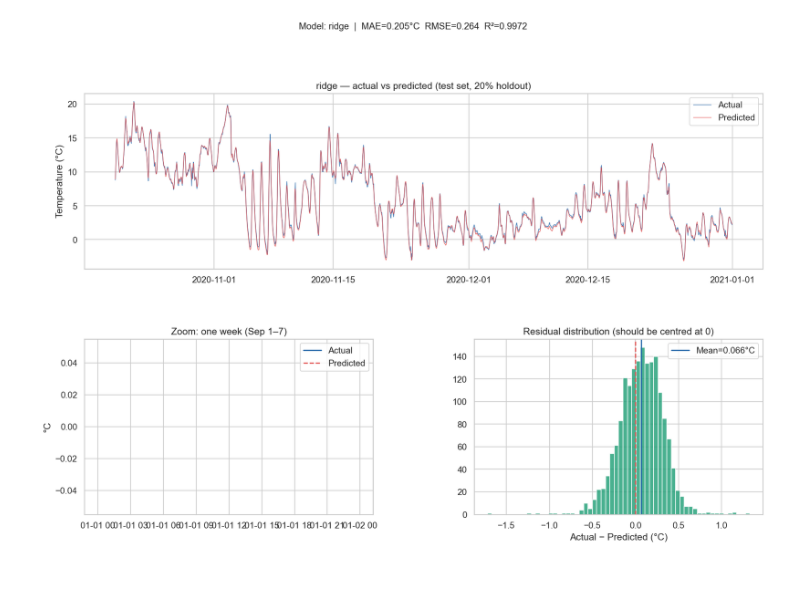
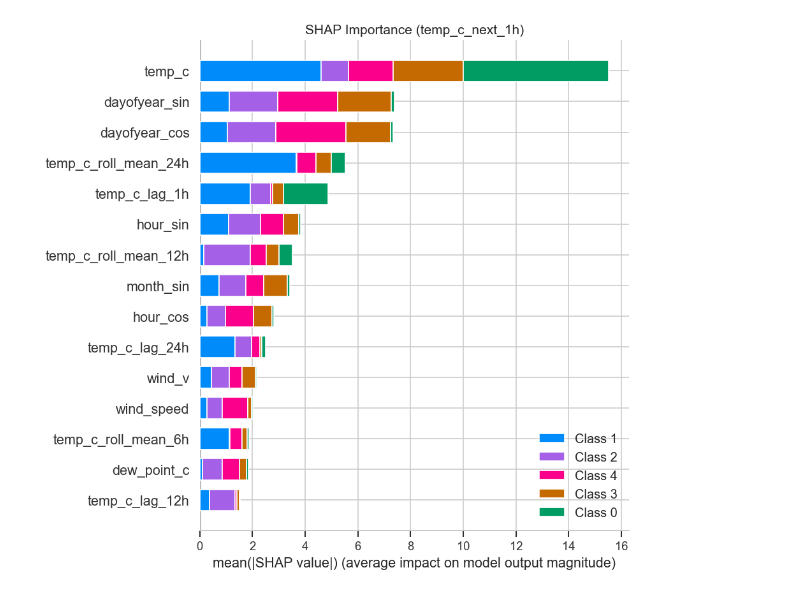
Before and after one commit to SrinivasRaghava41529/Weather-Forcasting, a Jupyter notebook: notebooks/04_modelling.ipynb, the cells around one changed output. Saved outputs shown, nothing was run; the diff lists cells and outputs as text; code cells hidden in the pictures.

```diff
--- a/notebooks/04_modelling.ipynb
+++ b/notebooks/04_modelling.ipynb
@@ -216,64 +227,58 @@ Fold-level results:
 # %%
-# Train on first 80%, predict on last 20% — a single honest split
-feature_cols = [c for c in df.columns if c != "temp_c"]
-X = df[feature_cols].values
-y = df["temp_c"].values
+import shap
 
-split = int(len(df) * 0.8)
-X_train, X_test = X[:split], X[split:]
-y_train, y_test = y[:split], y[split:]
-dates_test = df.index[split:]
+shap_sample = df[feature_cols].iloc[split:split+500]
+model = best_pipe.named_steps["model"]
+scaler = best_pipe.named_steps["scaler"]
 
-best_pipe = Pipeline([
-    ("scaler", StandardScaler()),
-    ("model",  CANDIDATE_MODELS[best_name]),
-])
-best_pipe.fit(X_train, y_train)
-y_pred = best_pipe.predict(X_test)
+X_scaled = scaler.transform(df[feature_cols].values)
+X_shap_scaled = scaler.transform(shap_sample.values)
 
-test_metrics = compute_metrics(y_test, y_pred)
+model_type = type(model).__name__
 
-fig = plt.figure(figsize=(16, 10))
-gs  = gridspec.GridSpec(2, 2, hspace=0.4, wspace=0.35)
+# Generate SHAP values
+if model_type == "Ridge":
+    explainer = shap.LinearExplainer(model, X_scaled)
+    shap_vals = explainer.shap_values(X_shap_scaled)
+else:
+    explainer = shap.TreeExplainer(model)
+    shap_vals = explainer.shap_values(X_shap_scaled)
 
-# Full test period
-ax1 = fig.add_subplot(gs[0, :])
-ax1.plot(dates_test, y_test, lw=0.8,
-         color="#185FA5", alpha=0.8, label="Actual")
-ax1.plot(dates_test, y_pred, lw=0.8,
-         color="#E24B4A", alpha=0.8, label="Predicted")
-ax1.set_title(f"{best_name} — actual vs predicted (test set, 20% holdout)")
-ax1.set_ylabel("Temperature (°C)")
-ax1.legend()
+# ── CRITICAL FIX FOR MULTI-OUTPUT ──────────────────────────────────────────
+# Multi-output models return a list of SHAP values (one for each horizon).
+# We will explain the 1-hour horizon (index 0).
+HORIZON_INDEX = 0
+print(f"Generating SHAP explanation for horizon: {target_cols[HORIZON_INDEX]}")
 
-# Zoom in on one week
-ax2 = fig.add_subplot(gs[1, 0])
-week_mask = (dates_test >= "2020-09-01") & (dates_test < "2020-09-08")
-ax2.plot(dates_test[week_mask], y_test[week_mask],
-         lw=1.5, color="#185FA5", label="Actual")
-ax2.plot(dates_test[week_mask], y_pred[week_mask],
-         lw=1.5, color="#E24B4A", ls="--", label="Predicted")
-ax2.set_title("Zoom: one week (Sep 1–7)")
-ax2.set_ylabel("°C")
-ax2.legend()
+if isinstance(shap_vals, list):
+    shap_vals_to_plot = shap_vals[HORIZON_INDEX]
+else:
+    shap_vals_to_plot = shap_vals  # Fallback for some linear models
 
-# Residuals
-residuals = y_test - y_pred
-ax3 = fig.add_subplot(gs[1, 1])
-ax3.hist(residuals, bins=60, color="#1D9E75", alpha=0.8, edgecolor="white")
-ax3.axvline(0, color="#E24B4A", lw=1.5, ls="--")
-ax3.axvline(residuals.mean(), color="#185FA5", lw=1.5,
-            label=f"Mean={residuals.mean():.3f}°C")
-ax3.set_title("Residual distribution (should be centred at 0)")
-ax3.set_xlabel("Actual − Predicted (°C)")
-ax3.legend()
+# Summary Plot
+plt.figure(figsize=(10, 8))
+shap.summary_plot(
+    shap_vals_to_plot,
+    shap_sample,
+    feature_names=feature_cols,
+    plot_type="bar",
+    max_display=15,
+    show=False,
+)
+plt.gca().set_title(f"SHAP Importance ({target_cols[HORIZON_INDEX]})")
+plt.tight_layout()
+plt.show()
 
-plt.suptitle(
-    f"Model: {best_name}  |  "
-    f"MAE={test_metrics['mae']:.3f}°C  "
-    f"RMSE={test_metrics['rmse']:.3f}  "
-    f"R²={test_metrics['r2']:.4f}",
-    fontsize=12, y=1.01
+# Beeswarm Plot
+plt.figure(figsize=(10, 8))
+shap.summary_plot(
+    shap_vals_to_plot,
+    shap_sample,
+    feature_names=feature_cols,
+    max_display=15,
+    show=False,
 )
+plt.gca().set_title(f"SHAP Beeswarm ({target_cols[HORIZON_INDEX]})")
+plt.tight_layout()
 plt.show()
 # %% [output]
@@ -280 +286 @@ plt.show()
-[figure, old version]
+[figure, new version]
```
Also changed, not shown: parts of 10 cells of this notebook, 16 other files.
